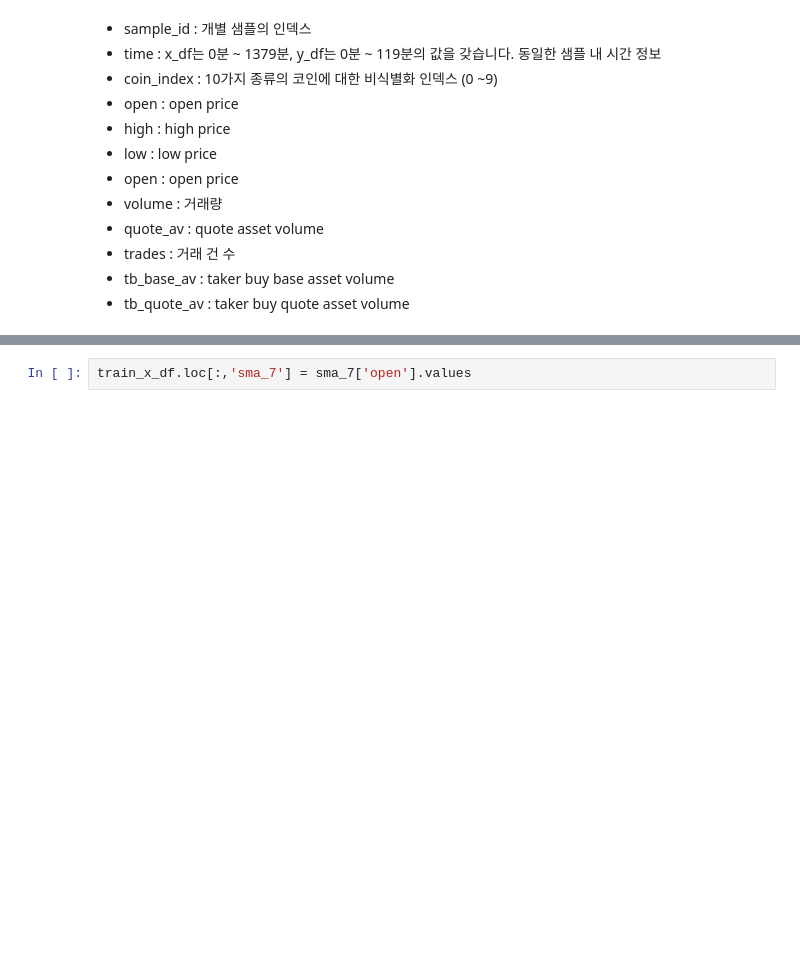
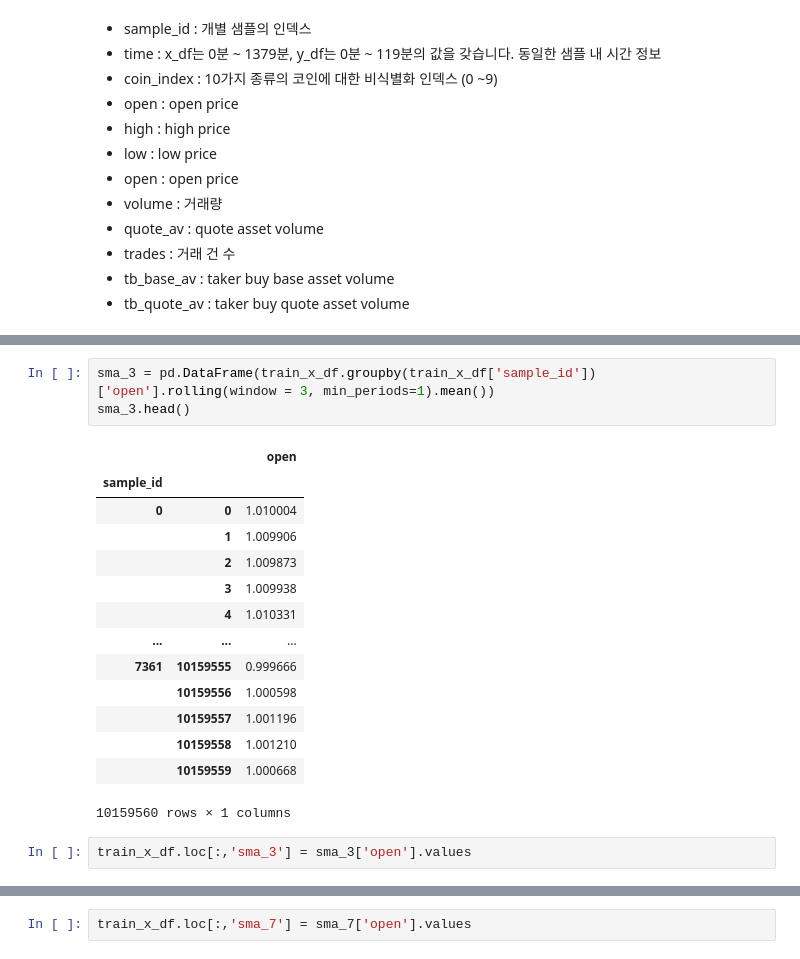
Before and after one commit to ModuWay/baseline, a Jupyter notebook: MACD_visualization.ipynb, the cells around one changed output, grey strips where cells are left out. Saved outputs shown, nothing was run; the diff lists cells and outputs as text; blank space fills up the shorter version.

```diff
--- a/MACD_visualization.ipynb
+++ b/MACD_visualization.ipynb
@@ -73,2 +66,22 @@ train_x_df
+# %%
+sma_3 = pd.DataFrame(train_x_df.groupby(train_x_df['sample_id'])['open'].rolling(window = 3, min_periods=1).mean())
+sma_3.head()
+# %% [output]
+|  |  | open |
+| sample_id |  |  |
+| 0 | 0 | 1.010004 |
+|  | 1 | 1.009906 |
+|  | 2 | 1.009873 |
+|  | 3 | 1.009938 |
+|  | 4 | 1.010331 |
+| ... | ... | ... |
+| 7361 | 10159555 | 0.999666 |
+|  | 10159556 | 1.000598 |
+|  | 10159557 | 1.001196 |
+|  | 10159558 | 1.001210 |
+|  | 10159559 | 1.000668 |
+10159560 rows × 1 columns
+# %%
+train_x_df.loc[:,'sma_3'] = sma_3['open'].values
 # %%
 sma_7 = pd.DataFrame(train_x_df.groupby(train_x_df['sample_id'])['open'].rolling(window = 7, min_periods=1).mean())
```
Also changed, not shown: parts of 31 cells of this notebook, 1 other file.
